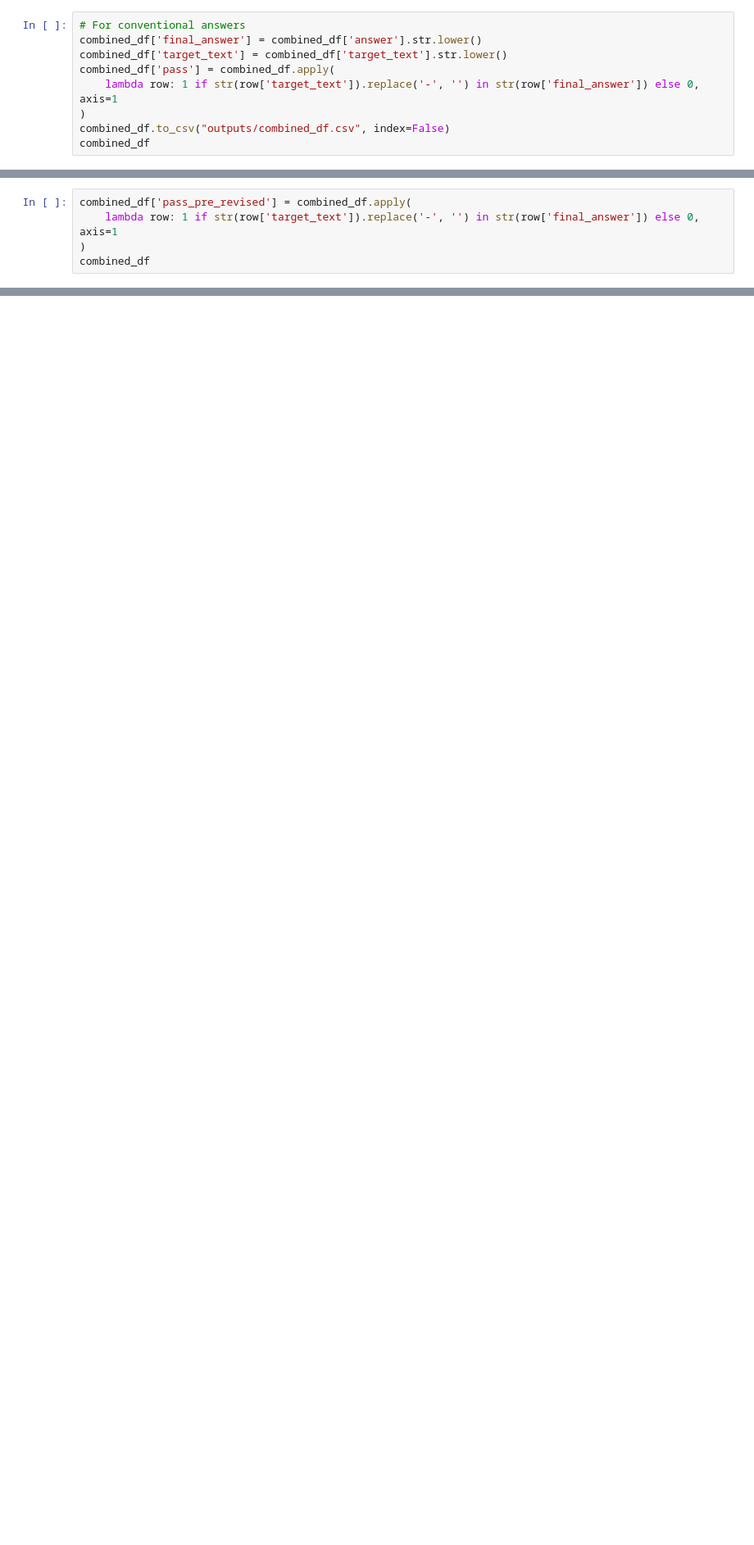
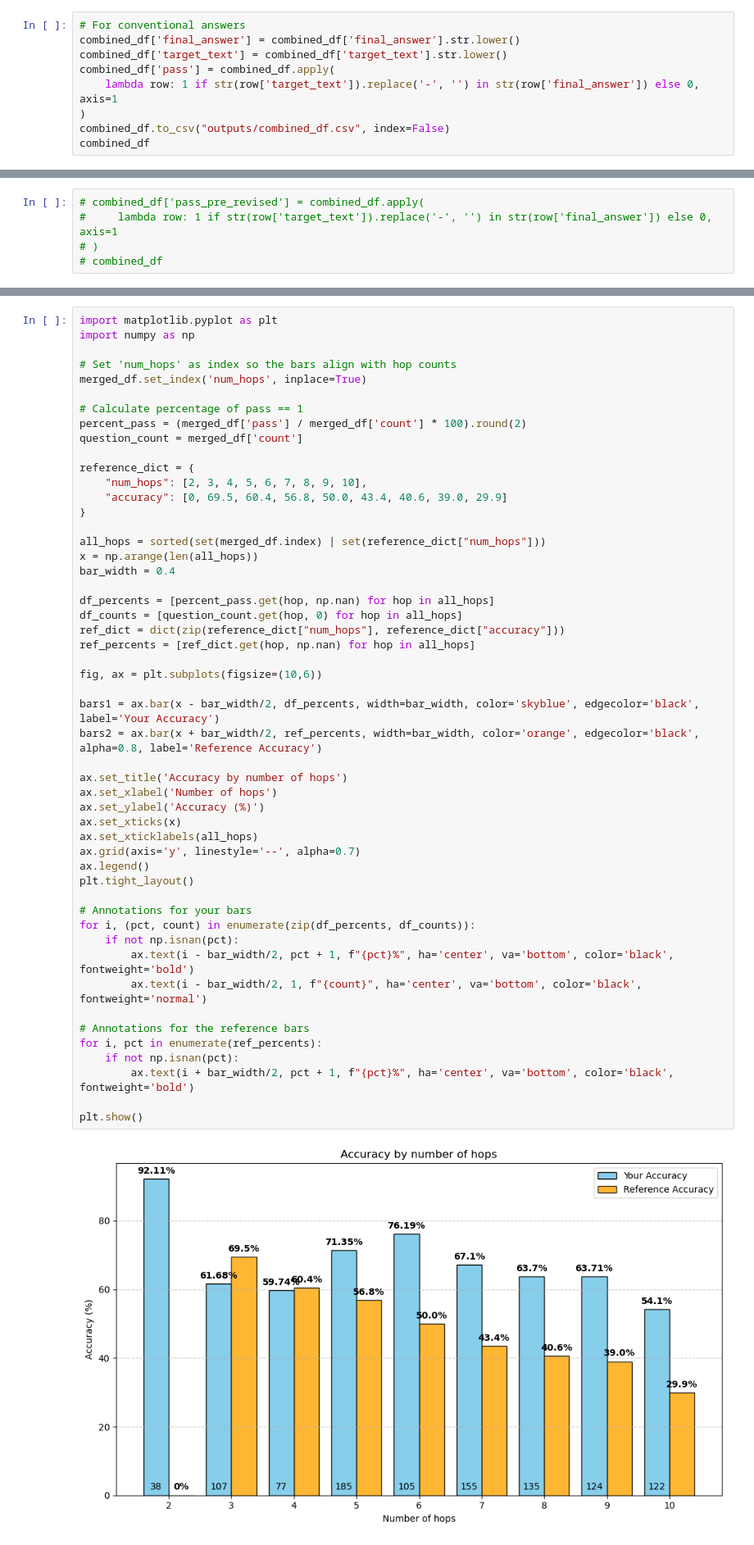
Before and after one commit to CDAC-lab/research-llm-graph-reasoning, a Jupyter notebook: analyze_final_output_clutrr.ipynb, the cells around one changed output, grey strips where cells are left out. Shown: that part at 82% size. Cells and saved outputs as stored; diff of their text form; blank space fills up the shorter version.

```diff
--- a/analyze_final_output_clutrr.ipynb
+++ b/analyze_final_output_clutrr.ipynb
@@ -59,6 +59,6 @@ combined_df
 # %%
 # For conventional answers
-combined_df['final_answer'] = combined_df['answer'].str.lower()
+combined_df['final_answer'] = combined_df['final_answer'].str.lower()
 combined_df['target_text'] = combined_df['target_text'].str.lower()
 combined_df['pass'] = combined_df.apply(
     lambda row: 1 if str(row['target_text']).replace('-', '') in str(row['final_answer']) else 0, axis=1
@@ -68,8 +82,8 @@ combined_df
 # %%
-combined_df['pass_pre_revised'] = combined_df.apply(
-    lambda row: 1 if str(row['target_text']).replace('-', '') in str(row['final_answer']) else 0, axis=1
-)
-combined_df
+# combined_df['pass_pre_revised'] = combined_df.apply(
+#     lambda row: 1 if str(row['target_text']).replace('-', '') in str(row['final_answer']) else 0, axis=1
+# )
+# combined_df
 # %%
 pass_count = combined_df['pass'].sum()
 print(f"Total number of questions passed: {pass_count}")
@@ -135 +197,54 @@ merged_df
+# %%
+import matplotlib.pyplot as plt
+import numpy as np
+
+# Set 'num_hops' as index so the bars align with hop counts
+merged_df.set_index('num_hops', inplace=True)
+
+# Calculate percentage of pass == 1
+percent_pass = (merged_df['pass'] / merged_df['count'] * 100).round(2)
+question_count = merged_df['count']
+
+reference_dict = {
+    "num_hops": [2, 3, 4, 5, 6, 7, 8, 9, 10],
+    "accuracy": [0, 69.5, 60.4, 56.8, 50.0, 43.4, 40.6, 39.0, 29.9]
+}
+
+all_hops = sorted(set(merged_df.index) | set(reference_dict["num_hops"]))
+x = np.arange(len(all_hops))
+bar_width = 0.4
+
+df_percents = [percent_pass.get(hop, np.nan) for hop in all_hops]
+df_counts = [question_count.get(hop, 0) for hop in all_hops]
+ref_dict = dict(zip(reference_dict["num_hops"], reference_dict["accuracy"]))
+ref_percents = [ref_dict.get(hop, np.nan) for hop in all_hops]
+
+fig, ax = plt.subplots(figsize=(10,6))
+
+bars1 = ax.bar(x - bar_width/2, df_percents, width=bar_width, color='skyblue', edgecolor='black', label='Your Accuracy')
+bars2 = ax.bar(x + bar_width/2, ref_percents, width=bar_width, color='orange', edgecolor='black', alpha=0.8, label='Reference Accuracy')
+
+ax.set_title('Accuracy by number of hops')
+ax.set_xlabel('Number of hops')
+ax.set_ylabel('Accuracy (%)')
+ax.set_xticks(x)
+ax.set_xticklabels(all_hops)
+ax.grid(axis='y', linestyle='--', alpha=0.7)
+ax.legend()
+plt.tight_layout()
+
+# Annotations for your bars
+for i, (pct, count) in enumerate(zip(df_percents, df_counts)):
+    if not np.isnan(pct):
+        ax.text(i - bar_width/2, pct + 1, f"{pct}%", ha='center', va='bottom', color='black', fontweight='bold')
+        ax.text(i - bar_width/2, 1, f"{count}", ha='center', va='bottom', color='black', fontweight='normal')
+
+# Annotations for the reference bars
+for i, pct in enumerate(ref_percents):
+    if not np.isnan(pct):
+        ax.text(i + bar_width/2, pct + 1, f"{pct}%", ha='center', va='bottom', color='black', fontweight='bold')
+
+plt.show()
+# %% [output]
+[figure, added]
 # %%
```
Also changed, not shown: parts of 16 cells of this notebook, 19 other files.
